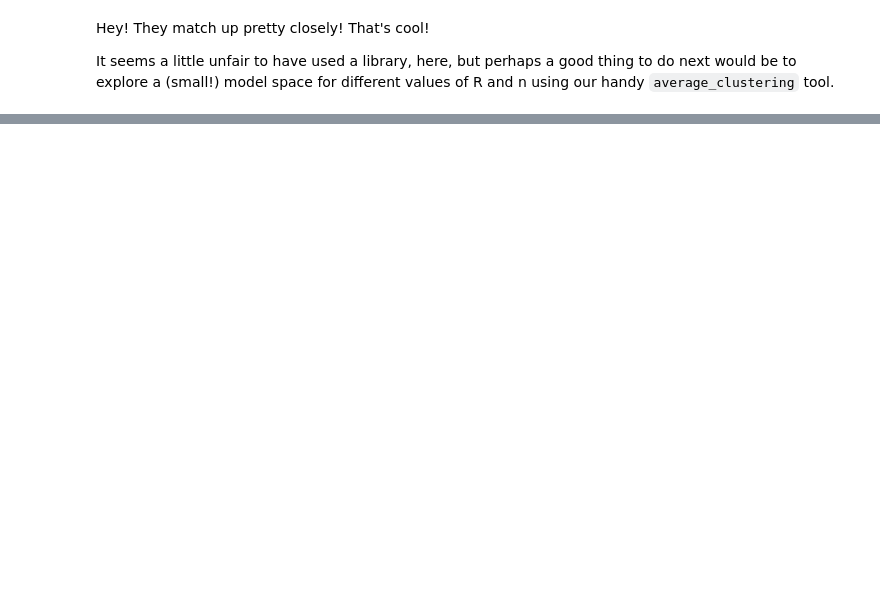
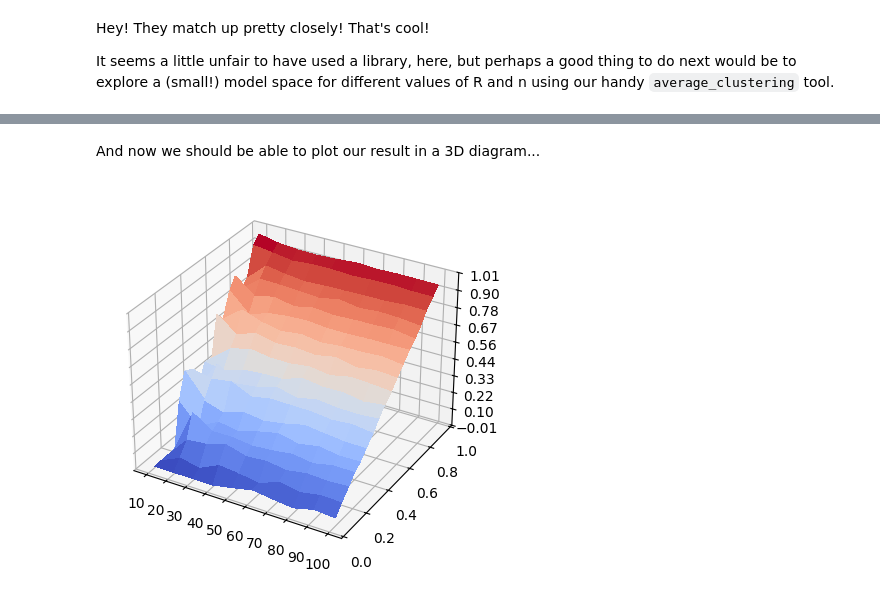
Before and after one commit to peterdresslar/Dresslar_CAS522, a Jupyter notebook: notebooks/Dresslar_CAS522_M2.ipynb, the cells around one changed output, grey strips where cells are left out. Drawn from its saved outputs; the diff is of its cells as text; code cells hidden in the pictures; blank space fills up the shorter version.

Commit message:
Heatmaps ftw

```diff
--- a/notebooks/Dresslar_CAS522_M2.ipynb
+++ b/notebooks/Dresslar_CAS522_M2.ipynb
@@ -185,0 +182,32 @@ p: 1.05
+# %% [markdown]
+And now we should be able to plot our result in a 3D diagram...
+# %%
+def plot_C_3D(N_list, p_list, sweep_outputs):
+    # 3D plot of C for N vs p
+    fig, ax = plt.subplots(subplot_kw={"projection": "3d"})
+    # See: https://matplotlib.org/stable/gallery/mplot3d/surface3d.html
+
+    X, Y = np.meshgrid(N_list, p_list, indexing='ij') # steal our lists from the prior cell and mesh them
+
+    # now we need to extract our C values from our tuples
+    C_values = [tuple[2] for tuple in sweep_outputs]
+    Z = np.array(C_values).reshape(len(N_list), len(p_list)) # a very helpful np function!
+
+
+    surf = ax.plot_surface(X, Y, Z, cmap=cm.coolwarm,
+                        linewidth=0, antialiased=False)
+
+    # x axis cleanup: only show integer tick values, and limit the number of ticks to 10
+    ax.xaxis.set_major_locator(MaxNLocator(integer=True, nbins=10))
+
+    # z axis cleanup
+    ax.set_zlim(-0.01, 1.01)
+    ax.zaxis.set_major_locator(LinearLocator(10))
+    # A StrMethodFormatter is used automatically
+    ax.zaxis.set_major_formatter('{x:.02f}')
+
+    plt.show()
+
+plot_C_3D(N_list, p_list, sweep_outputs)
+# %% [output]
+[figure, added]
```
Also changed, not shown: parts of 10 cells of this notebook.
